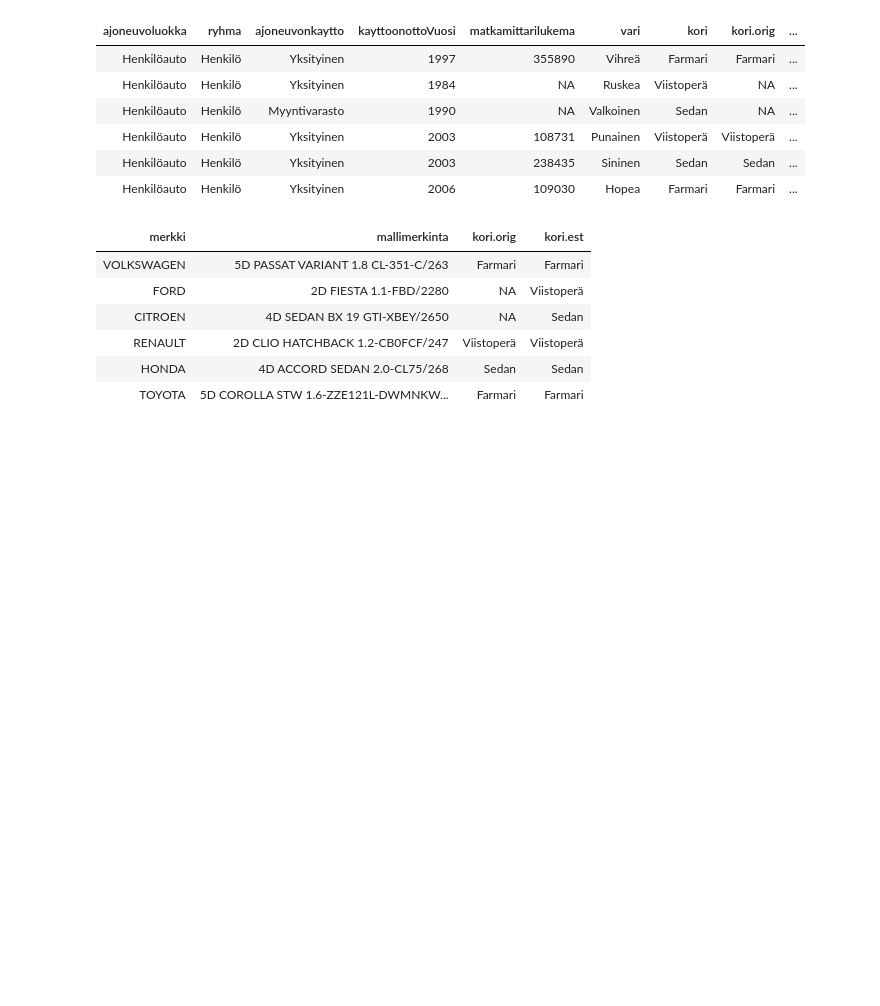
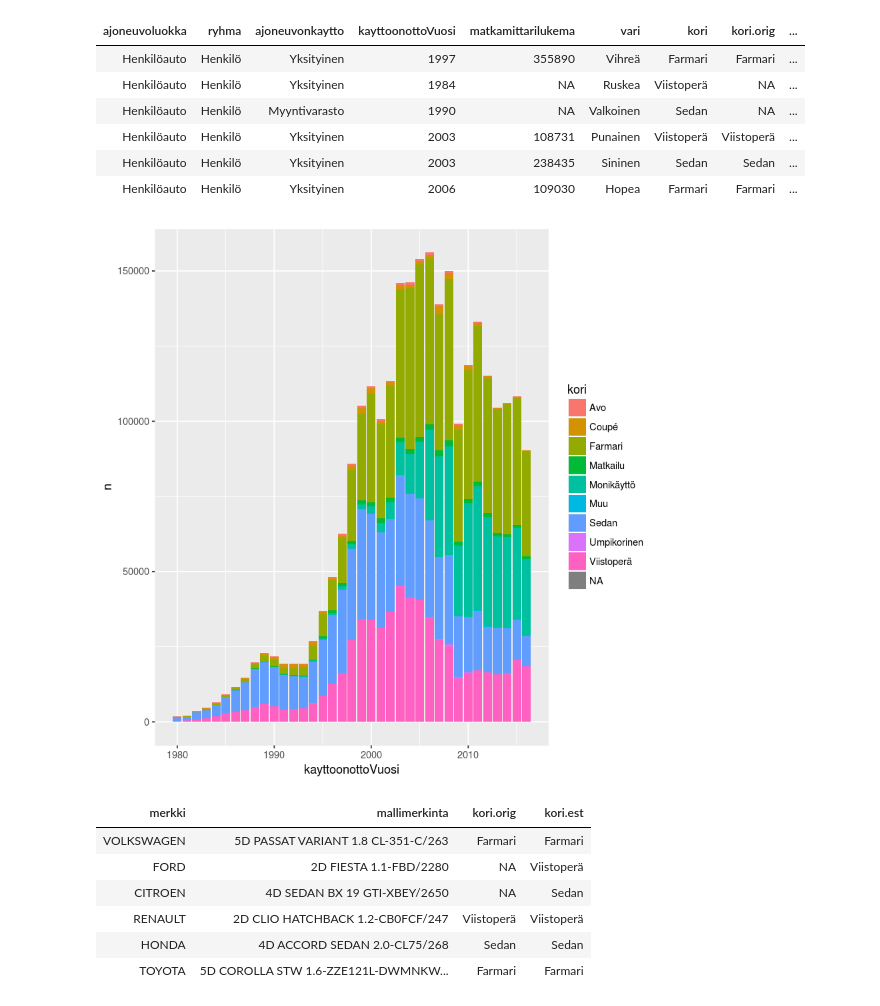
Before and after one commit to reaktor/operative-ml-training, a Jupyter notebook: docker-volume/Cross validation and classification.ipynb, the cells around one changed output. Drawn from its saved outputs; the diff is of its cells as text; code cells hidden in the pictures; blank space fills up the shorter version.

```diff
--- a/docker-volume/Cross validation and classification.ipynb
+++ b/docker-volume/Cross validation and classification.ipynb
@@ -35,6 +35,14 @@ head(autodata)
 | Henkilöauto | Henkilö | Yksityinen | 2003 | 108731 | Punainen | Viistoperä | Viistoperä | ... |
 | Henkilöauto | Henkilö | Yksityinen | 2003 | 238435 | Sininen | Sedan | Sedan | ... |
 | Henkilöauto | Henkilö | Yksityinen | 2006 | 109030 | Hopea | Farmari | Farmari | ... |
+# %%
+# Let's see the car type; there's plenty of missing data
+
+filter(autodata,kayttoonottoVuosi>1979) %>%
+count(.,kori,kayttoonottoVuosi) %>%
+ggplot(.,aes(x=kayttoonottoVuosi,y=n,fill=kori))+geom_bar(stat="identity")
+# %% [output]
+[figure, added]
 # %%
 # autodata contains a field kori.orig that is the original car type and
 # kori.est that has a prediction on the car type (sedan, wagon, ...)
```
Also changed, not shown: parts of 1 cell of this notebook, 1 other file.
